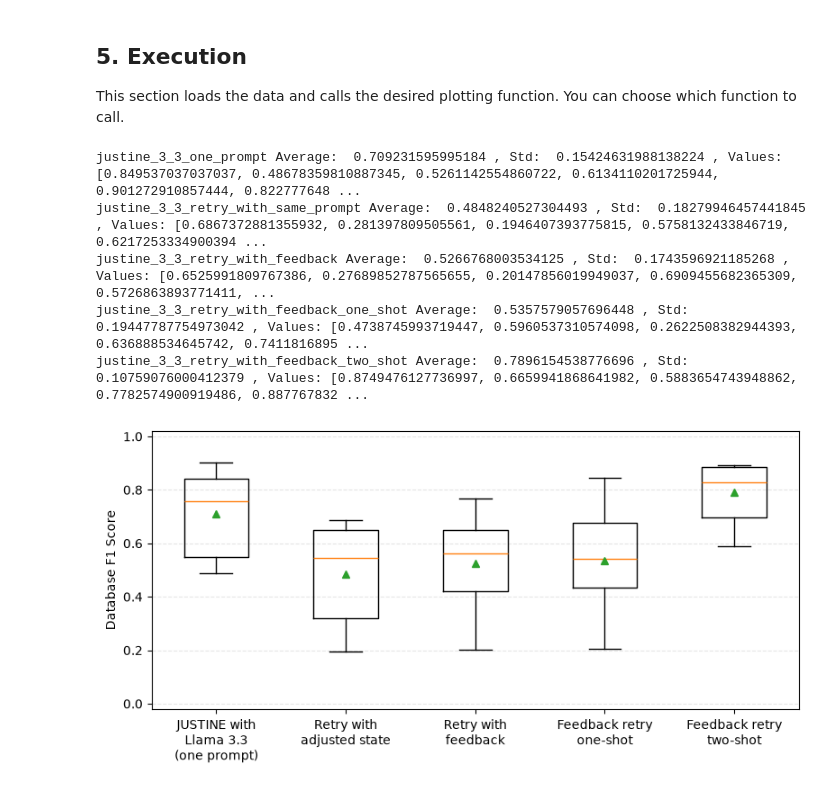
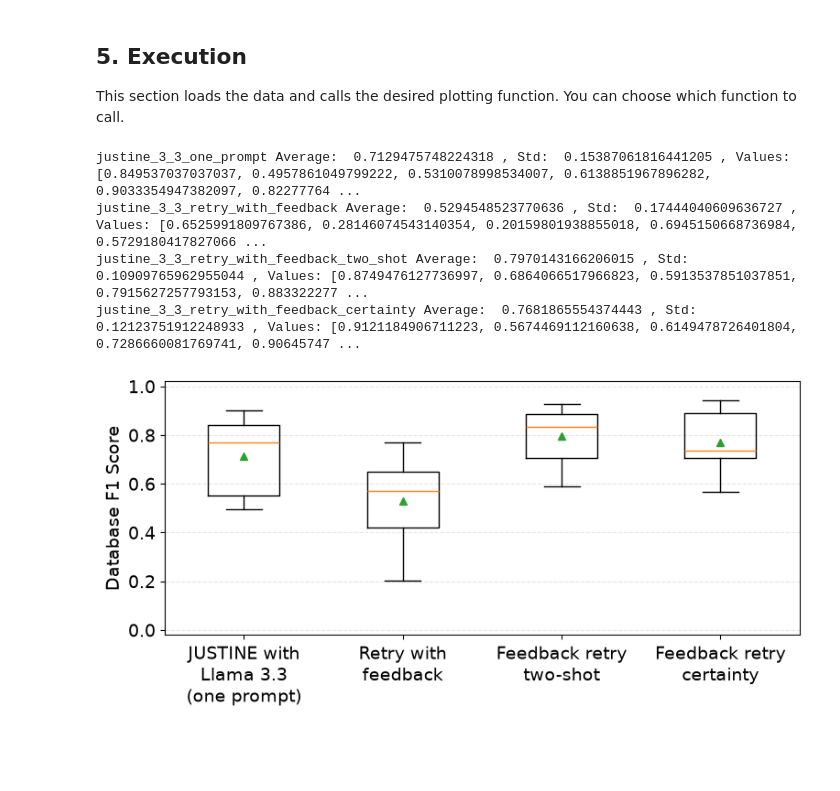
Before and after one commit to leonkrueger/bachelorthesis_evaluation, a Jupyter notebook: plot_results.ipynb, the cells around one changed output. Drawn from its saved outputs; the diff is of its cells as text; code cells hidden in the pictures; blank space fills up the shorter version.

Commit message:
Added further visualization notebooks

```diff
--- a/plot_results.ipynb
+++ b/plot_results.ipynb
@@ -16,8 +16,9 @@ from matplotlib import pyplot as plt
 Adjust the variables in this section to control which experiments and strategies are plotted.
 # %%
 aggregate_funtion = np.average
-# List of experiment names to load. These should correspond to the JSON file names in `data/evaluation`.
-experiments = ["paper_evaluation_f1_score"]
+# List of experiment names to load. These should correspond to the JSON file names in the `results` folder.
+# experiments = ["paper_evaluation_f1_score_null_strict", "batch_insertion_f1_score_null_strict", "shuffled_columns_f1_score_null_strict"]
+experiments = ["paper_evaluation_f1_score_null_strict"]
 # Set to a list of strategy names to plot only those, or None to plot all.
 strategies_to_consider = [
     # "Llama3_not_finetuned",
@@ -26,12 +27,13 @@ strategies_to_consider = [
     # "justine_optimization_2",
     # "Llama3_3_not_finetuned",
     "justine_3_3_one_prompt",
-    "justine_3_3_retry_with_same_prompt",
+    # "justine_3_3_retry_with_same_prompt",
     "justine_3_3_retry_with_feedback",
     # "justine_3_3_retry_with_feedback_optimization_1",
-    "justine_3_3_retry_with_feedback_one_shot",
+    # "justine_3_3_retry_with_feedback_one_shot",
     # "justine_3_3_retry_with_feedback_old_db_prompt",
     "justine_3_3_retry_with_feedback_two_shot",
+    "justine_3_3_retry_with_feedback_certainty",
 ]
 # If True, only data points where all strategies have results will be included.
 require_same_results = True
@@ -93,6 +95,7 @@ strategy_labels = {
     "justine_3_3_retry_with_feedback_one_shot": "Feedback retry\none-shot",
     "justine_3_3_retry_with_feedback_old_db_prompt": "Feedback retry\nold db prompt",
     "justine_3_3_retry_with_feedback_two_shot": "Feedback retry\ntwo-shot",
+    "justine_3_3_retry_with_feedback_certainty": "Feedback retry\ncertainty",
 }
 strategy_colors = {
     "gold_standard": "#BBBBBB",
@@ -124,6 +127,11 @@ ratio_colors = {
     "0.9": "#EE6677",
     "1.0": "#AA3377",
 }
+experiment_labels = {
+    "paper_evaluation": "Paper Evaluation",
+    "batch_insertion": "Batch Insertion",
+    "shuffled_columns": "Shuffled Columns",
+}
 # %% [markdown]
 ## 3. Data Loading
 # %%
@@ -220,11 +228,7 @@ def boxplot_one_parameter_all_strategies(
             continue
         parameters_values = (
             dict(sorted(results[strategy].items(), key=lambda x: float(x[0])))
-            if (
-                "table_and_columns_deleted" not in experiments[0]
-                and "existing_database_schema" not in experiments[0]
-                and "paper_evaluation" not in experiments[0]
-            )
+            if "_" not in list(results[strategy].keys())[0]
             else dict(
                 sorted(
                     results[strategy].items(),
@@ -879,52 +933,59 @@ def scatter_all_strategies(
 This section loads the data and calls the desired plotting function. You can choose which function to call.
 # %%
 if len(experiments) > 1:
-    loaded_results = []
+    loaded_results = {}
     for experiment in experiments:
         gs_results, result = load_results(
             os.path.join("results", f"{experiment}.json"),
             strategies_to_consider,
             require_same_results,
         )
-        loaded_results.append(result)
+        loaded_results[experiment] = result
 else:
     gs_results, results = load_results(
         os.path.join("results", f"{experiments[0]}.json"),
         strategies_to_consider,
         require_same_results,
     )
+
 # Call the desired plotting function here
 # Example for a single experiment:
 if len(experiments) == 1:
     # Call the function for the paper evaluation
     boxplot_one_parameter_all_strategies(gs_results, results, "0.2_0.375_0.5_0.5")
     # boxplot_one_strategy_by_database_source(
     #     os.path.join("results", f"{experiments[0]}.json"),
     #     "justine_3_3_retry_with_feedback",
     #     "0.2_0.375_0.5_0.5",
     # )
     # scatter_by_num_columns_tables(
     #     os.path.join("results", f"{experiments[0]}.json"),
     #     "justine_3_3_retry_with_feedback",
     #     "0.2_0.375_0.5_0.5",
     #     False,
     # )
     # scatter_by_percentage_numerical(
     #     os.path.join("results", f"{experiments[0]}.json"),
     #     "justine_3_3_retry_with_feedback",
     #     "0.2_0.375_0.5_0.5",
     # )
     # boxplot_parameters_all_strategies(gs_results, results)
     # barplot_all_strategies(gs_results, results, "0.2_0.375_0.5_0.5")
     # barplot_ratio_averages(results, "Llama3_finetuned_dc", "0.5")
 # Example for multiple experiments (e.g., for comparing f1 scores):
 if len(experiments) > 1:
     # Call the function for the paper evaluation
     boxplot_one_parameter_all_strategies_multiple_scores(gs_results, loaded_results, "0.2_0.375_0.5_0.5")
+    # boxplot_one_parameter_one_strategy_multiple_experiments(
+    #     gs_results,
+    #     loaded_results,
+    #     ["paper_evaluation_f1_score_null_strict", "batch_insertion_f1_score_null_strict", "shuffled_columns_f1_score_null_strict"],
+    #     "justine_3_3_retry_with_feedback_two_shot",
+    #     ["0.2_0.375_0.5_0.5", "0.8_0.2_0.375_0.5_0.5", "0.2_0.375_0.5_0.5"],
+    # )
 # %% [output]
-justine_3_3_one_prompt Average:  0.709231595995184 , Std:  0.15424631988138224 , Values: [0.849537037037037, 0.48678359810887345, 0.5261142554860722, 0.6134110201725944, 0.901272910857444, 0.822777648 ...
-justine_3_3_retry_with_same_prompt Average:  0.4848240527304493 , Std:  0.18279946457441845 , Values: [0.6867372881355932, 0.281397809505561, 0.1946407393775815, 0.5758132433846719, 0.6217253334900394 ...
-justine_3_3_retry_with_feedback Average:  0.5266768003534125 , Std:  0.1743596921185268 , Values: [0.6525991809767386, 0.27689852787565655, 0.20147856019949037, 0.6909455682365309, 0.5726863893771411, ...
-justine_3_3_retry_with_feedback_one_shot Average:  0.5357579057696448 , Std:  0.19447787754973042 , Values: [0.4738745993719447, 0.5960537310574098, 0.2622508382944393, 0.636888534645742, 0.7411816895 ...
-justine_3_3_retry_with_feedback_two_shot Average:  0.7896154538776696 , Std:  0.10759076000412379 , Values: [0.8749476127736997, 0.6659941868641982, 0.5883654743948862, 0.7782574900919486, 0.887767832 ...
+justine_3_3_one_prompt Average:  0.7129475748224318 , Std:  0.15387061816441205 , Values: [0.849537037037037, 0.4957861049799222, 0.5310078998534007, 0.6138851967896282, 0.9033354947382097, 0.82277764 ...
+justine_3_3_retry_with_feedback Average:  0.5294548523770636 , Std:  0.17444040609636727 , Values: [0.6525991809767386, 0.28146074543140354, 0.20159801938855018, 0.6945150668736984, 0.5729180417827066 ...
+justine_3_3_retry_with_feedback_two_shot Average:  0.7970143166206015 , Std:  0.10909765962955044 , Values: [0.8749476127736997, 0.6864066517966823, 0.5913537851037851, 0.7915627257793153, 0.883322277 ...
+justine_3_3_retry_with_feedback_certainty Average:  0.7681865554374443 , Std:  0.12123751912248933 , Values: [0.9121184906711223, 0.5674469112160638, 0.6149478726401804, 0.7286660081769741, 0.90645747 ...
-[figure, old version]
+[figure, new version]
```
Also changed, not shown: parts of 2 cells of this notebook, 3 other files.
